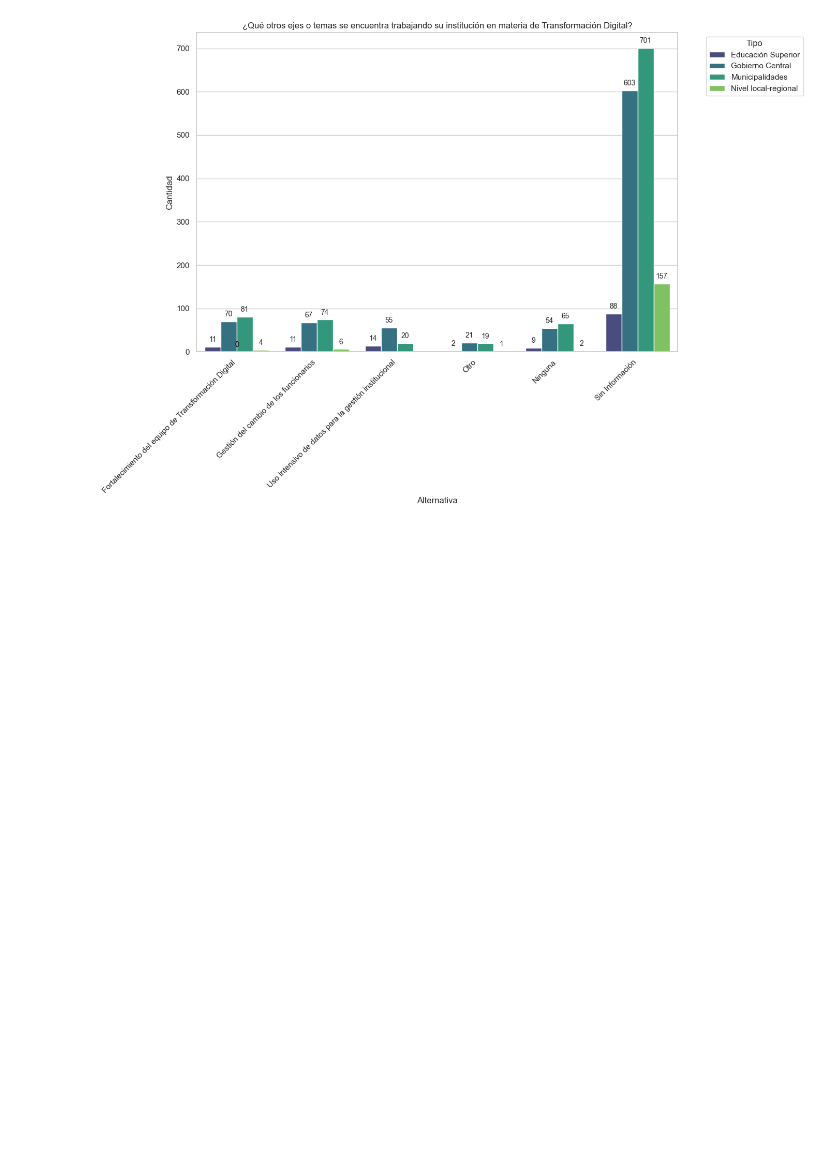
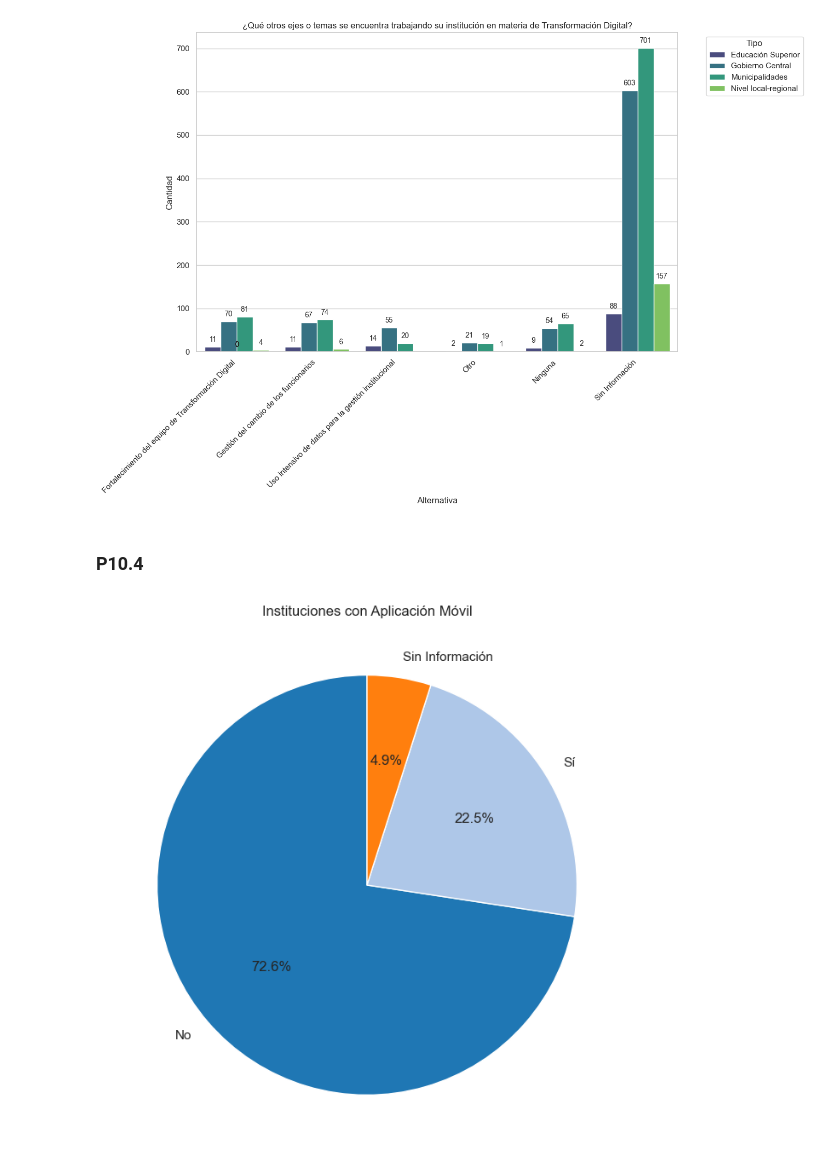
Before and after one commit to alejoGonc/EGD-CameronPartners, a Jupyter notebook: main.ipynb, the cells around one changed output. Drawn from its saved outputs; the diff is of its cells as text; code cells hidden in the pictures; blank space fills up the shorter version.

```diff
--- a/main.ipynb
+++ b/main.ipynb
@@ -1043,3 +1043,19 @@ for p in ax.patches:
 plt.show()
 # %% [output]
 [figure]
+# %% [markdown]
+### P10.4
+# %%
+InsApp = cuestionario[["Tipo", "P10.4"]]
+InsApp = InsApp.replace({'#s.i.': 'Sin Información', '#n.a.': 'Sin Información'})
+# %%
+counts = InsApp['P10.4'].value_counts()
+
+fig, ax = plt.subplots(figsize=(8, 8))
+ax.pie(counts, labels=counts.index, autopct='%1.1f%%', startangle=90, colors=plt.cm.tab20.colors)
+
+plt.title('Instituciones con Aplicación Móvil')
+
+plt.show()
+# %% [output]
+[figure, added]
```
Also changed, not shown: parts of 6 cells of this notebook.
